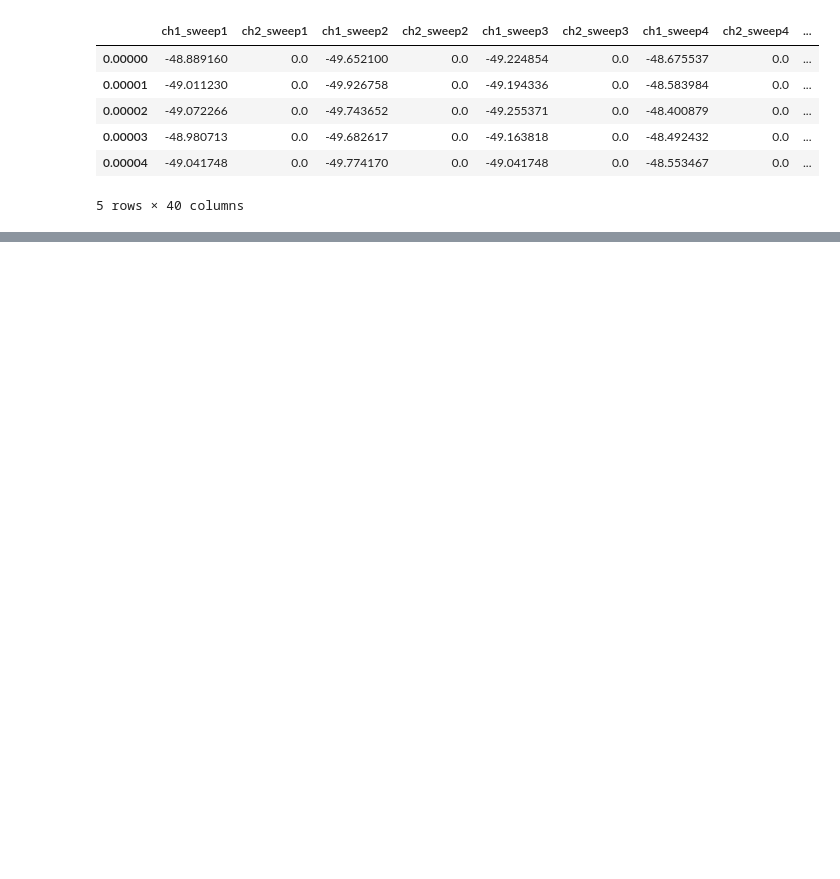
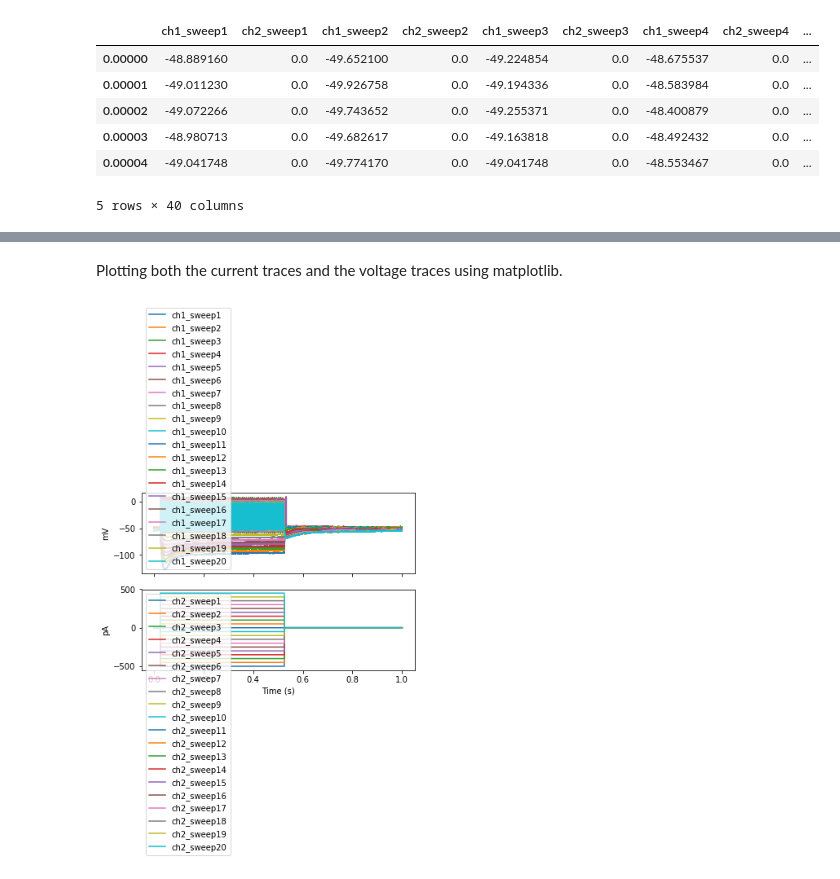
Before and after one commit to dasaderi/python_neurobootcamp, a Jupyter notebook: day-2/Electrophysiology.ipynb, the cells around one changed output, grey strips where cells are left out. Drawn from its saved outputs; the diff is of its cells as text; code cells hidden in the pictures; blank space fills up the shorter version.

```diff
--- a/day-2/Electrophysiology.ipynb
+++ b/day-2/Electrophysiology.ipynb
@@ -0,0 +6,2 @@
+# %%
+path = '/home/hellerc/Desktop/python_bootcamp/python_neurobootcamp/day-2/'
@@ -12,3 +25,0 @@ from tools import abf_to_csv
-# %%
-path = '/home/charlie/python_bootcamp/python_neurobootcamp'
-meta, data = abf_to_csv(filename=path+'/day-2/abf_loading/PVcell3.abf')
@@ -18,0 +32,2 @@ IOError: [Errno 2] No such file or directory: '/home/charlie/python_bootcamp/pyt
+# %%
+meta, data = bin_to_csv(filename=path+'Raw_Data/PVcell3.abf')
@@ -37,0 +105,22 @@ data.head()
+# %%
+# Use pandas built in filter function to assign all ch1 traces to a data frame called voltage traces and all
+# ch2 traces to a data frame called current_traces
+
+# Using regular expressions to filter
+
+voltage_traces = data.filter(regex="ch1.")
+current_traces = data.filter(regex="ch2.")
+# %% [markdown]
+Plotting both the current traces and the voltage traces using matplotlib.
+# %%
+fig, ax = plt.subplots(2,1,sharex=True)
+ax[0].plot(voltage_traces)
+ax[0].set_ylabel(meta['ch1_units'][0])
+ax[0].legend(voltage_traces.columns, loc='upper right')
+ax[1].plot(current_traces)
+ax[1].set_ylabel(meta['ch2_units'][0])
+ax[1].set_xlabel('Time (s)')
+ax[1].legend(current_traces.columns, loc='upper right')
+plt.show()
+# %% [output]
+[figure, added]
```
Also changed, not shown: parts of 22 cells of this notebook, 9 other files.
